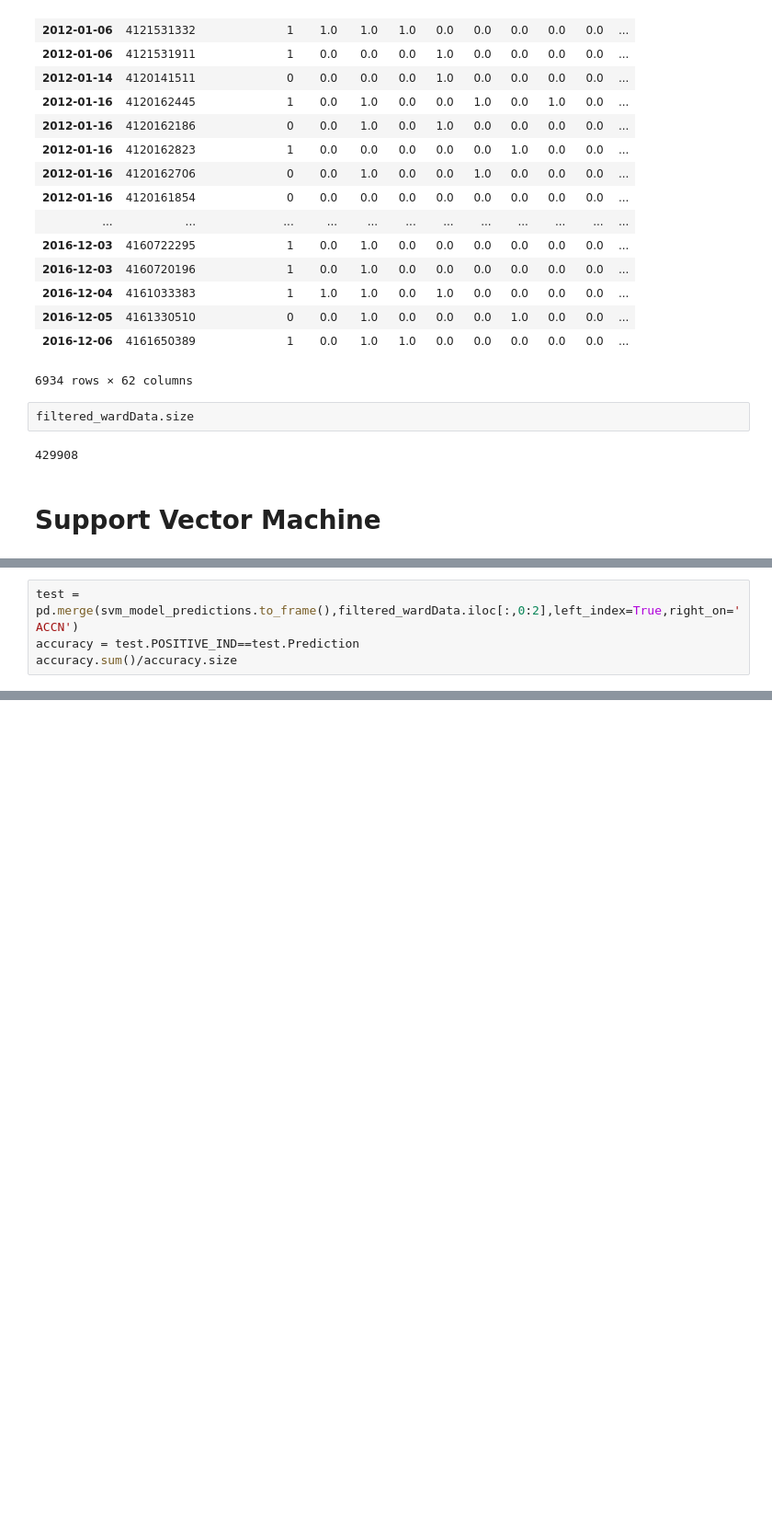
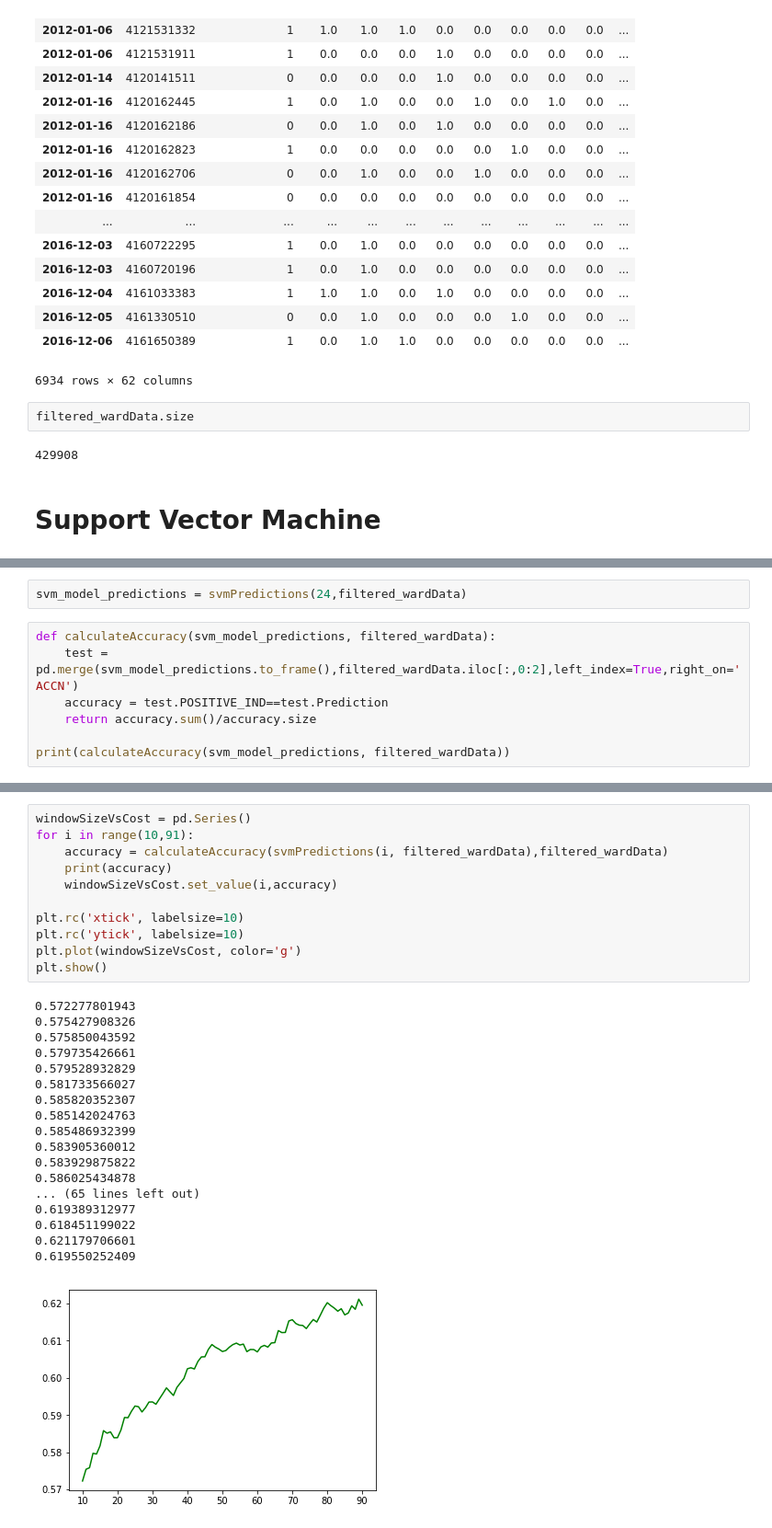
Before and after one commit to nawidayima/MRSA_Prediction_Models, a Jupyter notebook: Amiya Diwan MRSA.ipynb, the cells around one changed output, grey strips where cells are left out. Shown at 92% size. Cells and saved outputs as stored; diff of their text form; blank space fills up the shorter version.

Commit message:
svm with window plot

```diff
--- a/Amiya Diwan MRSA.ipynb
+++ b/Amiya Diwan MRSA.ipynb
@@ -469,5 +446,10 @@ svm_model_predictions.to_frame()
+# %%
+svm_model_predictions = svmPredictions(24,filtered_wardData)
 # %%
-test = pd.merge(svm_model_predictions.to_frame(),filtered_wardData.iloc[:,0:2],left_index=True,right_on='ACCN')
-accuracy = test.POSITIVE_IND==test.Prediction
-accuracy.sum()/accuracy.size
+def calculateAccuracy(svm_model_predictions, filtered_wardData):
+    test = pd.merge(svm_model_predictions.to_frame(),filtered_wardData.iloc[:,0:2],left_index=True,right_on='ACCN')
+    accuracy = test.POSITIVE_IND==test.Prediction
+    return accuracy.sum()/accuracy.size
+
+print(calculateAccuracy(svm_model_predictions, filtered_wardData))
 # %% [output]
@@ -474,0 +457,30 @@ accuracy.sum()/accuracy.size
+# %%
+windowSizeVsCost = pd.Series()
+for i in range(10,91):
+    accuracy = calculateAccuracy(svmPredictions(i, filtered_wardData),filtered_wardData)
+    print(accuracy)
+    windowSizeVsCost.set_value(i,accuracy)
+
+plt.rc('xtick', labelsize=10)
+plt.rc('ytick', labelsize=10)
+plt.plot(windowSizeVsCost, color='g')
+plt.show()
+# %% [output]
+0.572277801943
+0.575427908326
+0.575850043592
+0.579735426661
+0.579528932829
+0.581733566027
+0.585820352307
+0.585142024763
+0.585486932399
+0.583905360012
+0.583929875822
+0.586025434878
+... (65 lines left out)
+0.619389312977
+0.618451199022
+0.621179706601
+0.619550252409
+[figure, added]
```
Also changed, not shown: parts of 4 cells of this notebook.
